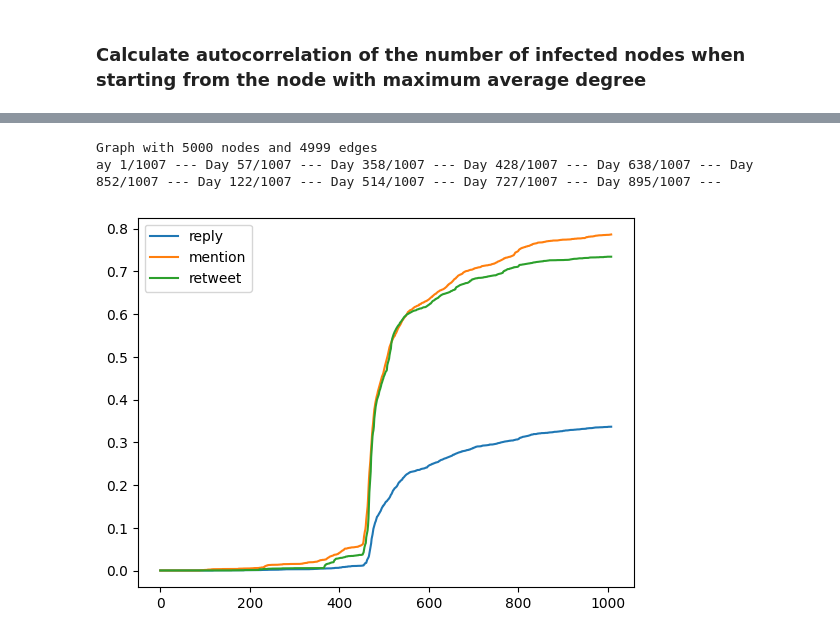
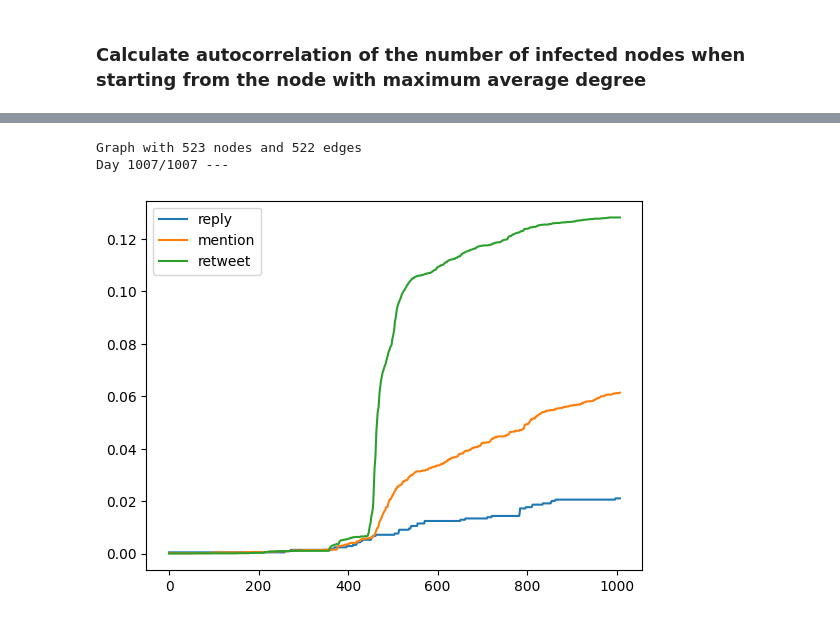
Before and after one commit to francescoopiccoli/higgs-twitter-network-science, a Jupyter notebook: src/process.ipynb, the cells around one changed output, grey strips where cells are left out. Cells and saved outputs as stored; diff of their text form; code cells hidden in the pictures.

```diff
--- a/src/process.ipynb
+++ b/src/process.ipynb
@@ -254,5 +282,5 @@ friends_retweet_path = "../output/higgs-friends-retweet.edgelist"
 # %%
-G_reply = nx.read_edgelist(friends_reply_path, data=(("day", int),))
+G_reply = nx.read_edgelist(friends_reply_path, data=(("day", int),), create_using=nx.DiGraph)
 subgraph_reply = get_subgraph(G_reply, 5000, is_seed_node_most_connected=True)
 print(subgraph_reply.number_of_nodes())
 subgraph_reply_df = pd.DataFrame(subgraph_reply.edges(data=True), columns=['source', 'target', 'attribute'])
@@ -340,8 +353,8 @@ Iteration 1/1 : 1007/1007 ---
 # %% [markdown]
 ### Try to find correlations between different networks
 # %%
-G_mention = nx.read_edgelist(friends_mention_path, data=(("day", int),))
-G_retweet = nx.read_edgelist(friends_retweet_path, data=(("day", int),))
+G_mention = nx.read_edgelist(friends_mention_path, data=(("day", int),), create_using=nx.DiGraph)
+G_retweet = nx.read_edgelist(friends_retweet_path, data=(("day", int),), create_using=nx.DiGraph)
 common_nodes = set(G_reply.nodes()).intersection(set(G_mention.nodes())).intersection(set(G_retweet.nodes()))
 
 seed = random.choice(list(common_nodes))
@@ -452,0 +462,15 @@ subgraph of: 5000 nodes
+# %%
+# Start spreading from the node with the maximal out_degree in each of the networks
+max_degree_reply = max(G_reply.out_degree(), key=lambda x: x[1])[0]
+max_degree_retweet = max(G_retweet.out_degree(), key=lambda x: x[1])[0]
+max_degree_mention = max(G_mention.out_degree(), key=lambda x: x[1])[0]
+print(G_reply.out_degree(max_degree_reply))
+print(G_retweet.out_degree(max_degree_retweet))
+print(G_mention.out_degree(max_degree_mention))
+# Get the subgraph of the node with the maximum average degree
+subgraph_reply = get_subgraph(G_reply, 5000, seed=max_degree_reply)
+subgraph_mention = get_subgraph(G_mention, 5000, seed=max_degree_mention)
+subgraph_retweet = get_subgraph(G_retweet, 5000, seed=max_degree_retweet)
+print(subgraph_mention)
+print(subgraph_retweet)
+print(subgraph_reply)
@@ -459,7 +493,7 @@ def simulate_spreading(graph_df, seed_node, start_day, end_day, name = "name_not
 
     min_day = start_day
     max_day = end_day
-    number_of_nodes = len(subgraph_reply.nodes())
+    number_of_nodes = graph_df.size
 
     # Iterate over all days
     for day in np.arange(min_day, max_day+1):
@@ -467,9 +501,9 @@ def simulate_spreading(graph_df, seed_node, start_day, end_day, name = "name_not
         # For each day get the edges that were created on that day
         edges = graph_df[graph_df['day'] == day]
         # Take the dataframe subset where either the source or the target is in the infected nodes
-        susceptible_nodes_rows = edges[edges['source'].isin(infected_nodes) | edges['target'].isin(infected_nodes)]
+        susceptible_nodes_rows = edges[edges['source'].isin(infected_nodes)]
         # Make a set of all the nodes that are in susceptible_nodes_rows
-        susceptible_nodes = set(susceptible_nodes_rows['source']).union(set(susceptible_nodes_rows['target']))
+        susceptible_nodes = set(susceptible_nodes_rows['target'])
         # Add the susceptible nodes to the infected nodes
         infected_nodes = infected_nodes.union(susceptible_nodes)
         # Add the infected nodes to the infected_nodes_time_dict
@@ -505,27 +539,27 @@ def build_df_from_graph(graph):
 # %%
 # Simulate spreading for the node with the maximum average degree
 print(subgraph_reply)
 # Build dataframes for each graph
 subgraph_reply_df = build_df_from_graph(subgraph_reply)
 subgraph_mention_df = build_df_from_graph(subgraph_mention)
 subgraph_retweet_df = build_df_from_graph(subgraph_retweet)
 
 start_day_reply = min(subgraph_reply_df['day'])
 start_day_mention = min(subgraph_mention_df['day'])
 start_day_retweet = min(subgraph_retweet_df['day'])
 end_day_reply = max(subgraph_reply_df['day'])
 end_day_mention = max(subgraph_mention_df['day'])
 end_day_retweet = max(subgraph_retweet_df['day'])
 
 start_day = min(start_day_reply, start_day_mention, start_day_retweet)
 end_day = max(end_day_reply, end_day_mention, end_day_retweet)
-reply_infection_rates = simulate_spreading(subgraph_reply_df, max_degree_node, start_day, end_day, name="reply")
-mention_infection_rates = simulate_spreading(subgraph_mention_df, max_degree_node, start_day, end_day, name="mention")
-retweet_infection_rates = simulate_spreading(subgraph_retweet_df, max_degree_node, start_day, end_day, name="retweet")
+reply_infection_rates = simulate_spreading(subgraph_reply_df, max_degree_reply, start_day, end_day, name="reply")
+mention_infection_rates = simulate_spreading(subgraph_mention_df, max_degree_mention, start_day, end_day, name="mention")
+retweet_infection_rates = simulate_spreading(subgraph_retweet_df, max_degree_retweet, start_day, end_day, name="retweet")
 # %% [output]
-Graph with 5000 nodes and 4999 edges
-ay 1/1007 --- Day 57/1007 --- Day 358/1007 --- Day 428/1007 --- Day 638/1007 --- Day 852/1007 --- Day 122/1007 --- Day 514/1007 --- Day 727/1007 --- Day 895/1007 ---
+Graph with 523 nodes and 522 edges
+Day 1007/1007 ---
-[figure, old version]
+[figure, new version]
 # %%
 correlation_reply_mention = np.correlate(reply_infection_rates, mention_infection_rates, "full")
 correlation_reply_retweet = np.correlate(reply_infection_rates, retweet_infection_rates, "full")
```
Also changed, not shown: parts of 14 cells of this notebook.
